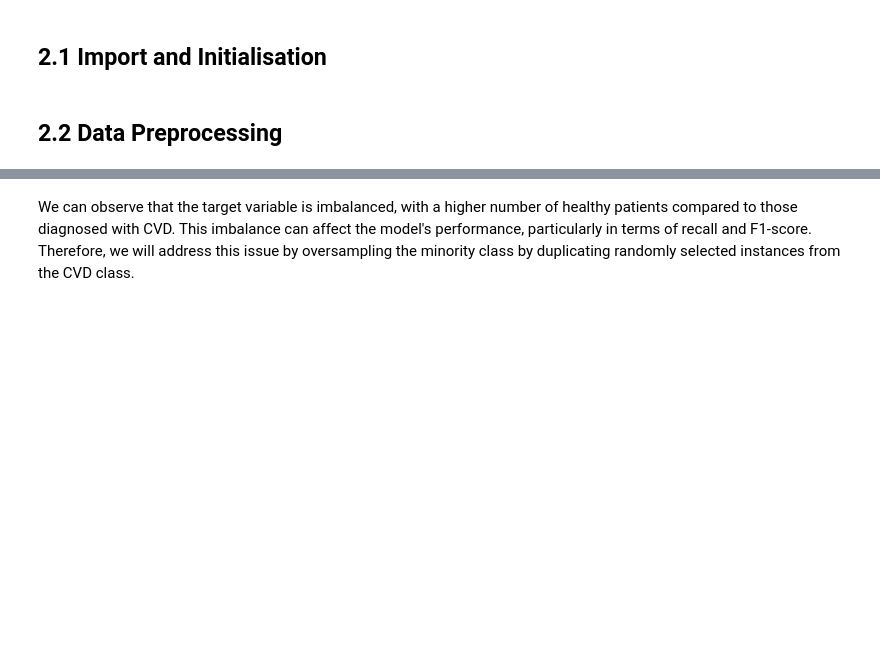
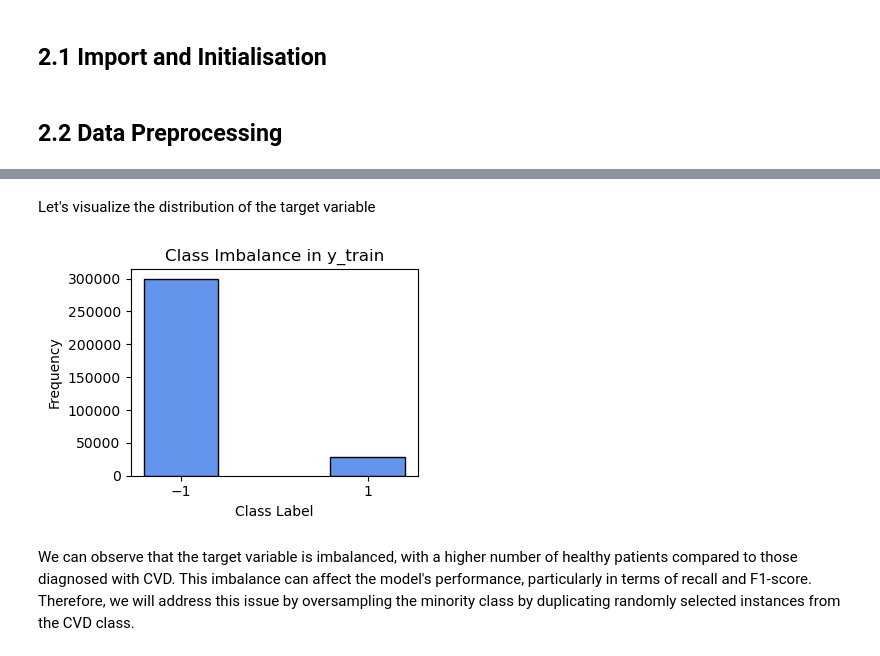
Before and after one commit to zaynebmellouli/CVD_prediction, a Jupyter notebook: run.ipynb, the cells around one changed output, grey strips where cells are left out. Cells and saved outputs as stored; diff of their text form; code cells hidden in the pictures; blank space fills up the shorter version.

```diff
--- a/run.ipynb
+++ b/run.ipynb
@@ -231,6 +263,22 @@ def apply_mapping(X, selected_features, mapping_dict):
         if feature_values.size > 0:
             X_filtered[:, selected_features.index(feature)] = np.array([mapping_dict[feature](value) for value in feature_values])
     return X_filtered
+# %% [markdown]
+Let's visualize the distribution of the target variable
+# %%
+# only loading the specific column (index 1) to speed up the visualization
+y_train_for_visualization = np.genfromtxt("data/y_train.csv", delimiter=",", skip_header=1, usecols=1)
+unique_classes, counts = np.unique(y_train_for_visualization, return_counts=True)
+plt.figure(figsize=(4, 3))
+plt.bar(unique_classes, counts, edgecolor='k',color='cornflowerblue')
+plt.xticks(unique_classes)
+plt.xlabel('Class Label')
+plt.ylabel('Frequency')
+plt.title('Class Imbalance in y_train')
+plt.tight_layout()
+plt.show()
+# %% [output]
+[figure, added]
 # %% [markdown]
 We can observe that the target variable is imbalanced, with a higher number of healthy patients compared to those diagnosed with CVD. This imbalance can affect the model's performance, particularly in terms of recall and F1-score. Therefore, we will address this issue by oversampling the minority class by duplicating randomly selected instances from the CVD class.
 # %%
```
Also changed, not shown: parts of 35 cells of this notebook.
